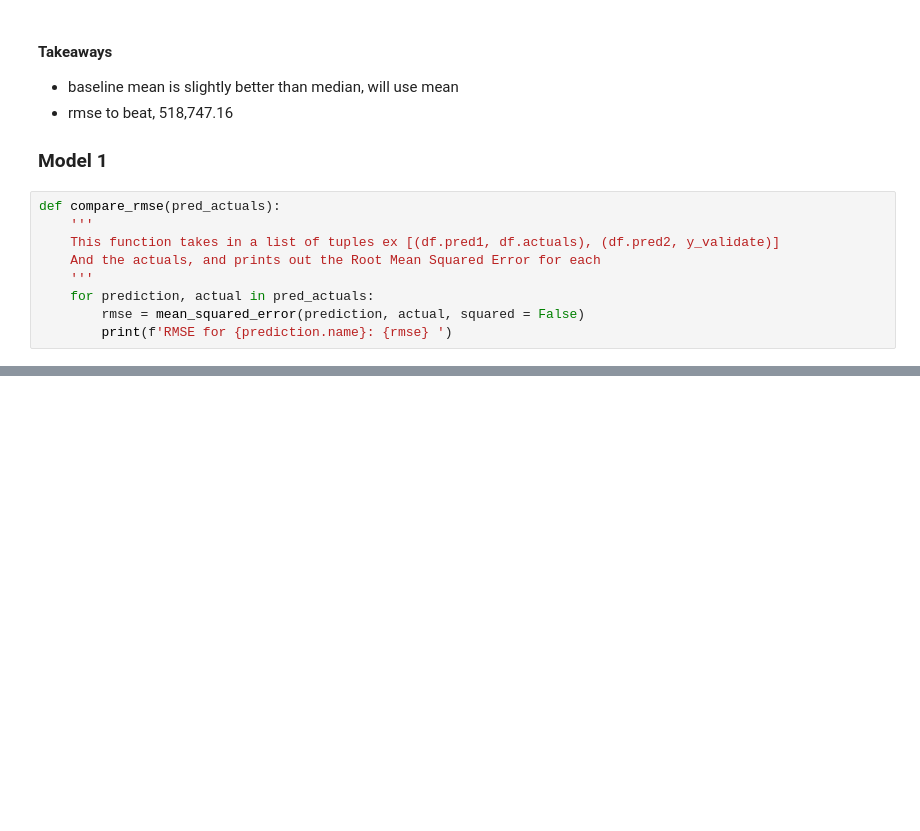
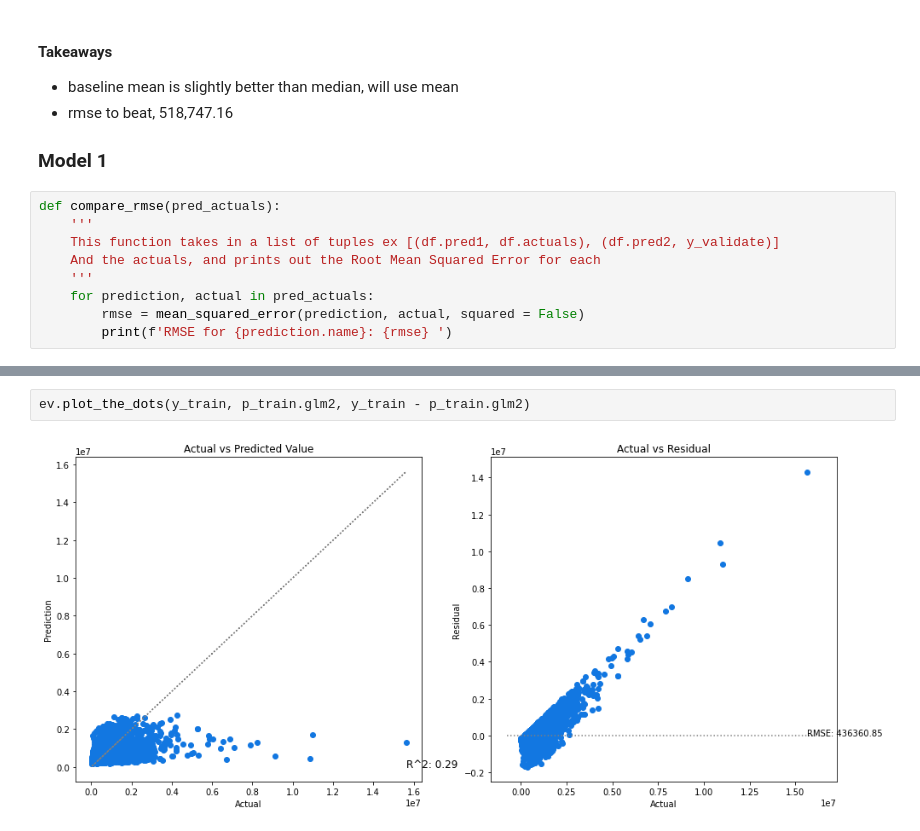
Before and after one commit to HeatherOrtegaMcMillan/zillow_regression_project, a Jupyter notebook: inital_notebook.ipynb, the cells around one changed output, grey strips where cells are left out. Drawn from its saved outputs; the diff is of its cells as text; blank space fills up the shorter version.

```diff
--- a/inital_notebook.ipynb
+++ b/inital_notebook.ipynb
@@ -592,0 +613,4 @@ RMSE for glm1: 507373.1158085087
+# %%
+ev.plot_the_dots(y_train, p_train.glm2, y_train - p_train.glm2)
+# %% [output]
+[figure, added]
```
Also changed, not shown: parts of 39 cells of this notebook.
